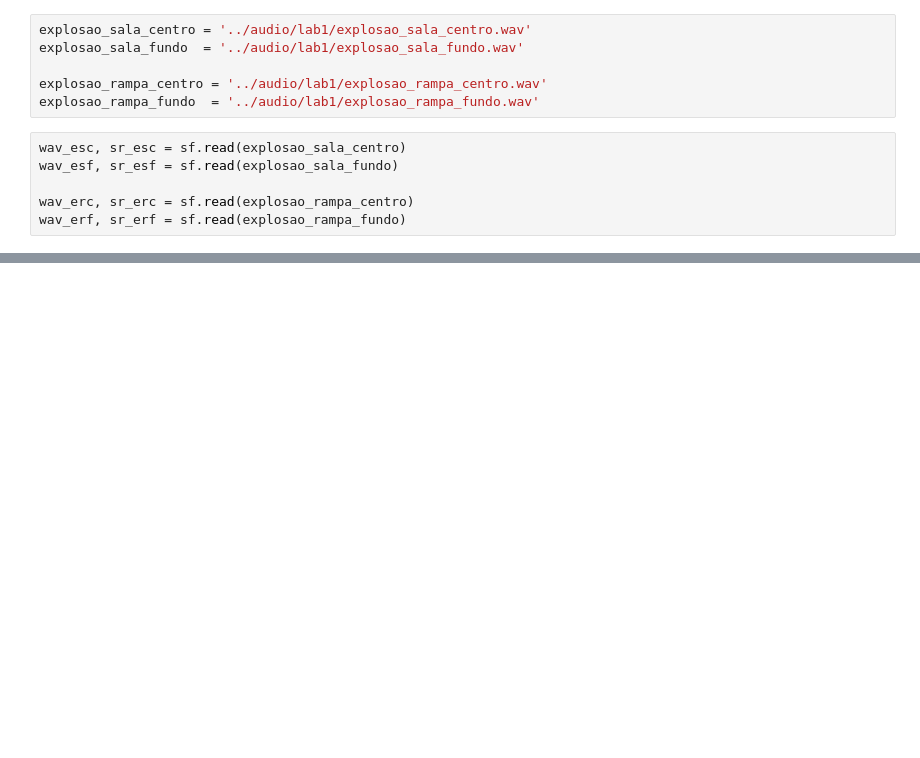
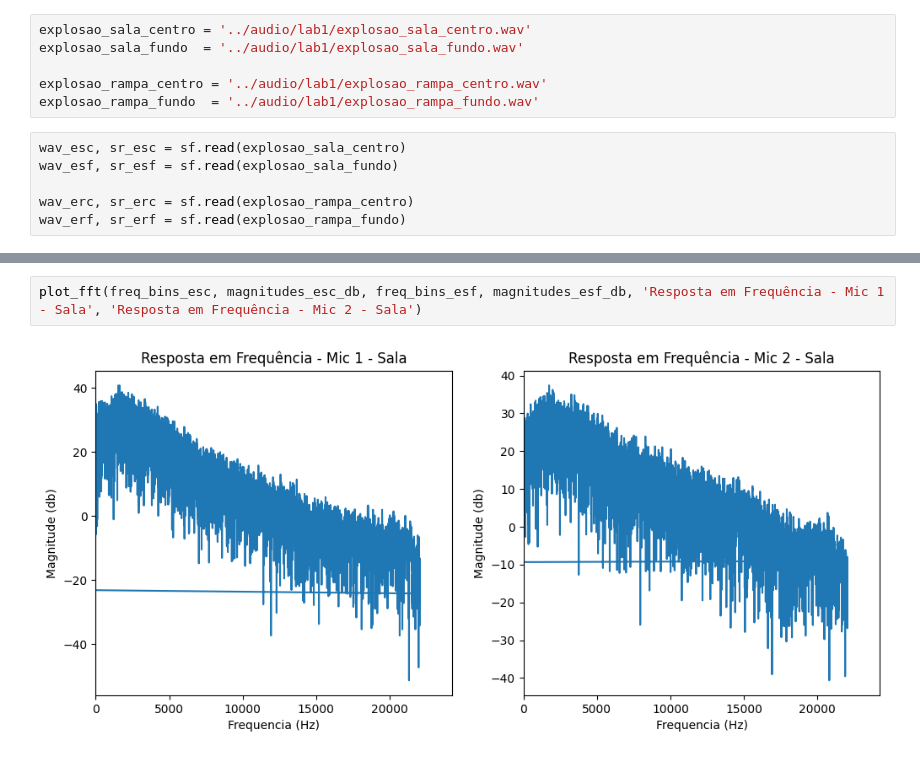
Before and after one commit to dm-voz-audio-acustica/dm-voz-audio-acustica.github.io, a Jupyter notebook: lab1/lab1.ipynb, the cells around one changed output, grey strips where cells are left out. Drawn from its saved outputs; the diff is of its cells as text; blank space fills up the shorter version.

```diff
--- a/lab1/lab1.ipynb
+++ b/lab1/lab1.ipynb
@@ -95,0 +114,4 @@ np.fft.ifft(db_levels)
+# %%
+plot_fft(freq_bins_esc, magnitudes_esc_db, freq_bins_esf, magnitudes_esf_db, 'Resposta em Frequência - Mic 1 - Sala', 'Resposta em Frequência - Mic 2 - Sala')
+# %% [output]
+[figure, added]
```
Also changed, not shown: parts of 30 cells of this notebook, 1 other file.
